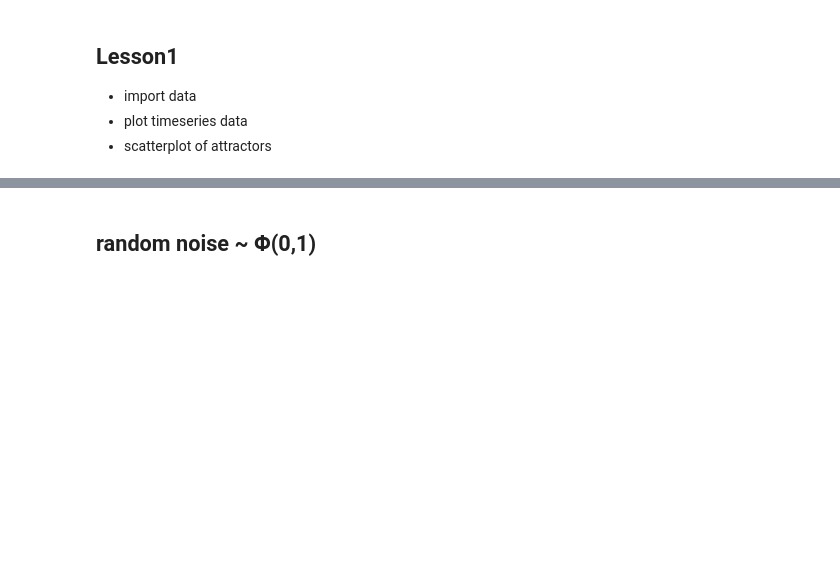
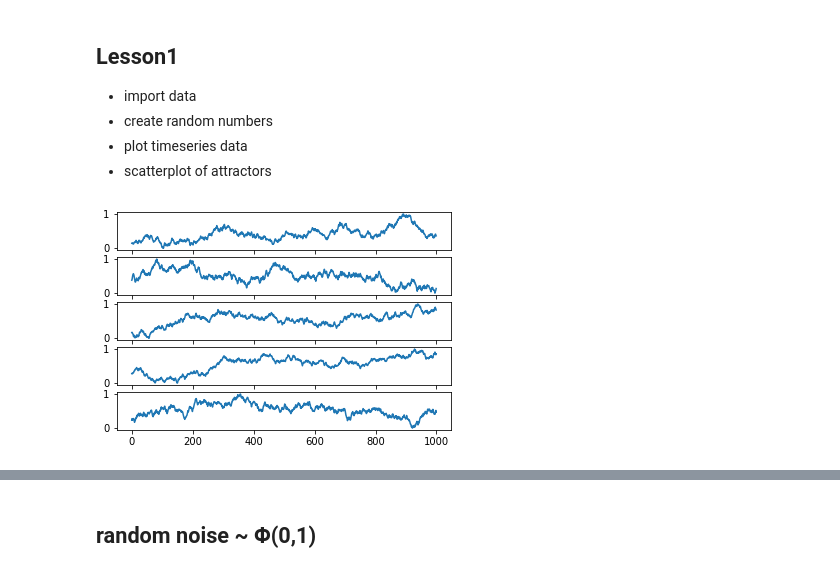
Before and after one commit to mpompin/TimeSeriesLab, a Jupyter notebook: TimeSeriesLab.ipynb, the cells around one changed output, grey strips where cells are left out. Drawn from its saved outputs; the diff is of its cells as text; code cells hidden in the pictures; blank space fills up the shorter version.

```diff
--- a/TimeSeriesLab.ipynb
+++ b/TimeSeriesLab.ipynb
@@ -1,6 +1,7 @@
 # %% [markdown]
 ## Lesson1
  - import data
+ - create random numbers
  - plot timeseries data
  - scatterplot of attractors
 # %%
@@ -14 +15,20 @@ from statsmodels.tsa.arima.model import ARIMA
 from statsmodels.graphics.tsaplots import plot_acf, plot_pacf
+# %%
+n, k = 1000, 5
+ntrans = 300
+xM = np.full(shape=(n+ntrans, k), fill_value=np.nan)
+xM[0, :] = np.random.uniform(0, 1, (1, k))
+for t in range(1, n+ntrans):
+    xM[t, 0] = 0.99*xM[t-1, 0] + np.random.uniform()
+    xM[t, 1] = 0.99*xM[t-1, 1] + np.random.uniform()
+    xM[t, 2] = 0.99*xM[t-1, 2] + np.random.uniform()
+    xM[t, 3] = 0.99*xM[t-1, 3] + np.random.uniform()
+    xM[t, 4] = 0.99*xM[t-1, 4] + np.random.uniform()
+xM = xM[ntrans:, :]
+xM = (xM - np.min(xM, axis=0)) / np.ptp(xM, axis=0)
+
+fig, ax = plt.subplots(k, 1)
+for f in range(k):
+    ax[f].plot(xM[:, [f]])
+# %% [output]
+[figure, added]
```
Also changed, not shown: parts of 40 cells of this notebook.
